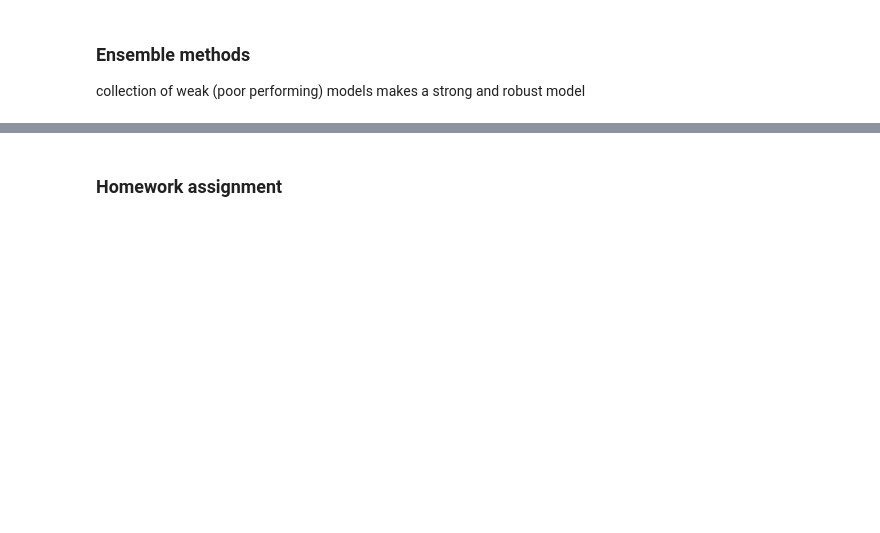
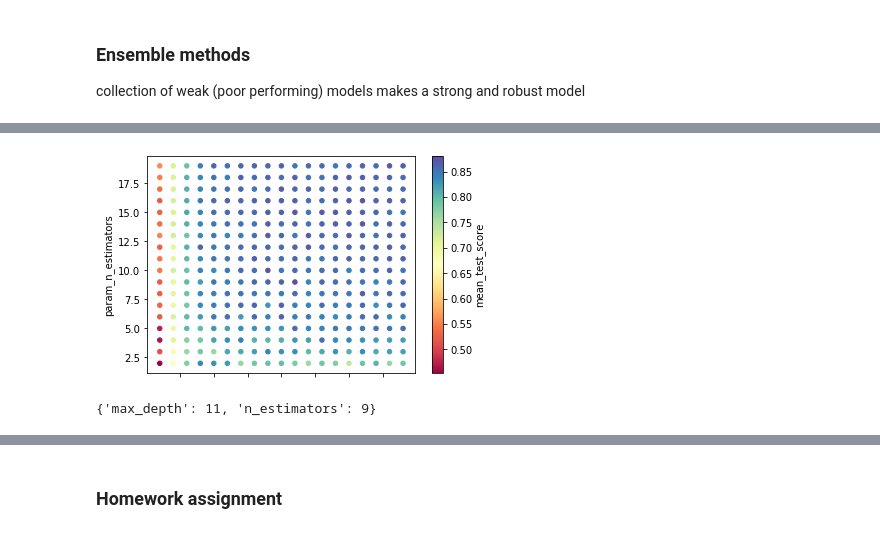
Before and after one commit to bradenyang/fall2019, a Jupyter notebook: week4/Week4.ipynb, the cells around one changed output, grey strips where cells are left out. Cells and saved outputs as stored; diff of their text form; code cells hidden in the pictures; blank space fills up the shorter version.

```diff
--- a/week4/Week4.ipynb
+++ b/week4/Week4.ipynb
@@ -417,0 +454,13 @@ mean_squared_error(y_test, y_predicted)
+# %%
+# k-fold splitting for cross-validation
+kf = KFold(n_splits=5,shuffle=True,random_state=42)
+# random forest regressor instance
+rf = RandomForestRegressor()
+# grid-search instance
+gscv=GridSearchCV(
+    rf,
+    {"max_depth": range(1,20), "n_estimators": range(2,20)},
+    n_jobs=1,
+    cv=kf
+)
+gscv.fit(X_scaled,y)
@@ -417,0 +487,16 @@ mean_squared_error(y_test, y_predicted)
+# %%
+# Get cross-validation data
+cv_df = pd.DataFrame(gscv.cv_results_)
+# Get plot data
+plot_df = cv_df.loc[:, ["param_max_depth", "param_n_estimators", "mean_test_score"]]
+# %%
+plot_df.param_max_depth = plot_df.param_max_depth.astype("int")
+plot_df.param_n_estimators = plot_df.param_n_estimators.astype("int")
+# %%
+plot_df.plot.scatter(x="param_max_depth", y="param_n_estimators", c="mean_test_score", cmap="Spectral");
+# %% [output]
+[figure, added]
+# %%
+gscv.best_params_
+# %% [output]
+{'max_depth': 11, 'n_estimators': 9}
```
Also changed, not shown: parts of 13 cells of this notebook.
